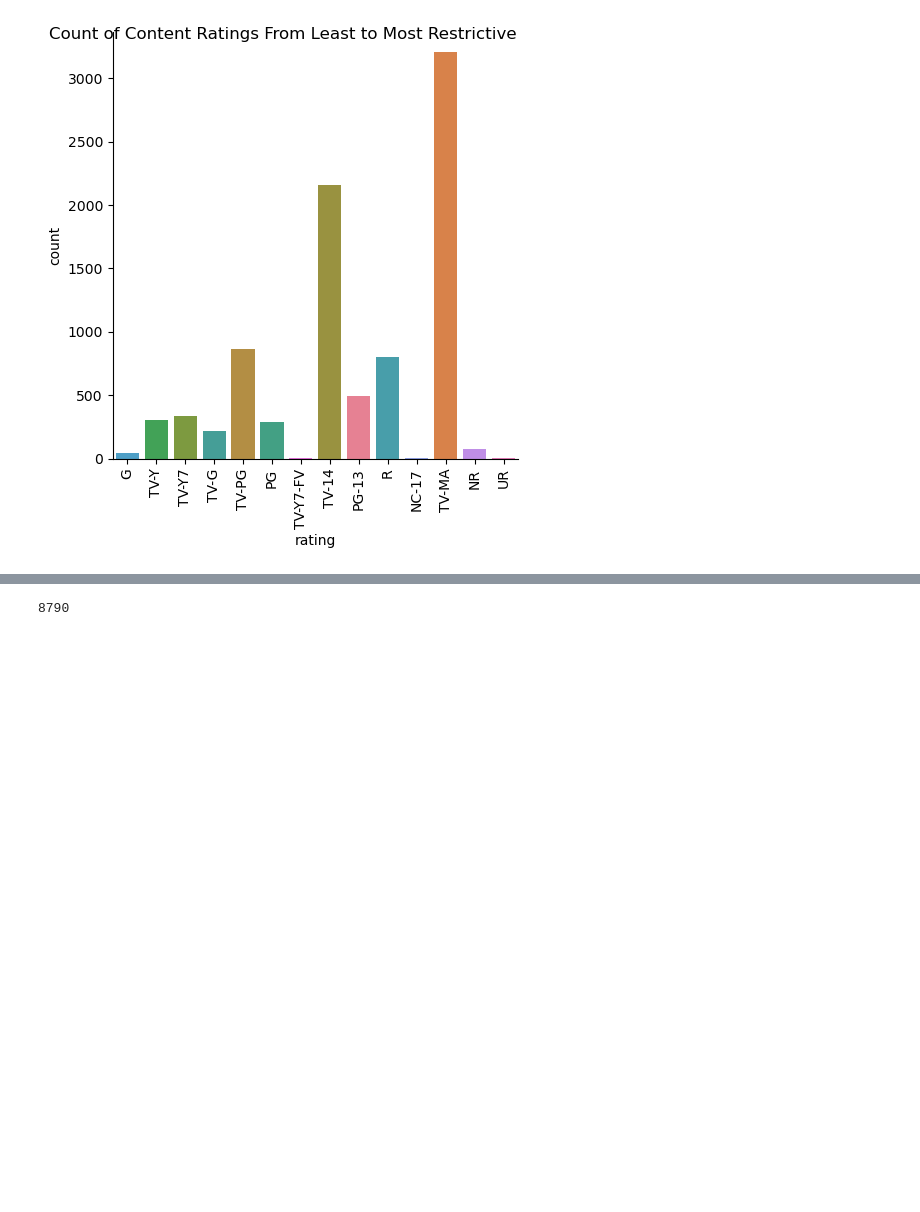
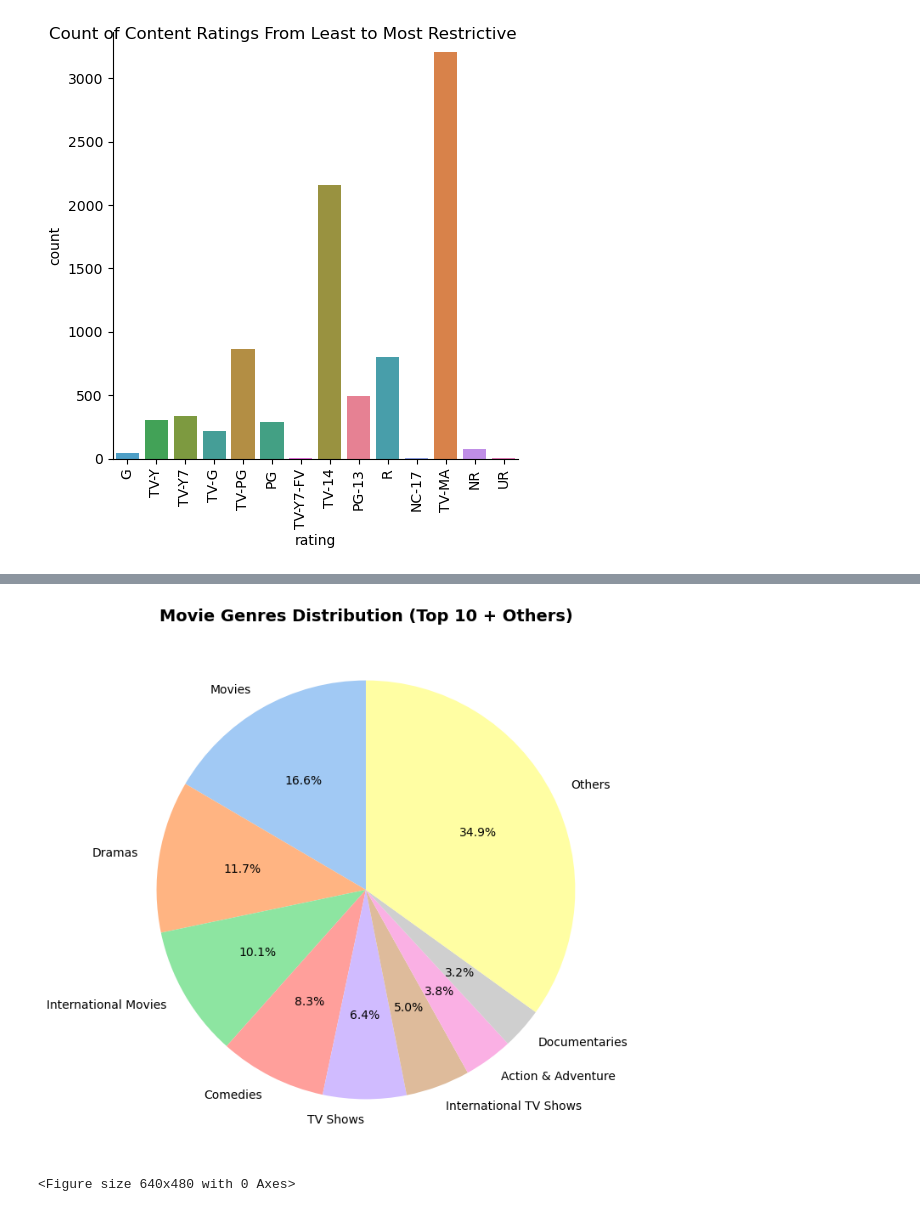
Before and after one commit to HaileleulGirma/Netflix-data-exploration, a Jupyter notebook: Netflix data EDA.ipynb, the cells around one changed output, grey strips where cells are left out. Saved outputs shown, nothing was run; the diff lists cells and outputs as text; code cells hidden in the pictures; blank space fills up the shorter version.

Commit message:
added movie genre pie plot

```diff
--- a/Netflix data EDA.ipynb
+++ b/Netflix data EDA.ipynb
@@ -332,4 +352,31 @@ plt.savefig('images/Count of Content Ratings in TV Shows and Movies')
 # %%
-tmp_input_data.listed_in.
+listed_in_df = tmp_input_data.drop(['show_id', 'type', 'title', 'director', 'country', 'release_year',
+       'rating', 'listed_in', 'date_added_year', 'date_added_month',
+       'date_added_day', 'movie_duration(mins)', 'series_duration(seasons)'], axis=1)
-# %% [output]
-8790
+# %%
+genre_sum = {}
+for col in listed_in_df.columns:
+    genre_sum[col]= listed_in_df[col].sum()
+
+top_n = 8
+
+sorted_genres = sorted(genre_sum.items(), key=lambda item: item[1], reverse=True)
+top_genres = dict(sorted_genres[:top_n])
+
+# Sum the remaining genres and add them as "Others"
+others_count = sum([count for _, count in sorted_genres[top_n:]])
+if others_count > 0:
+    top_genres['Others'] = others_count
+
+# Use a Seaborn color palette
+colors = sns.color_palette("pastel", len(top_genres))
+
+# Plot the pie chart
+plt.figure(figsize=(8, 8))
+plt.pie(top_genres.values(), labels=top_genres.keys(), autopct='%1.1f%%', startangle=90, colors=colors)
+plt.title('Movie Genres Distribution (Top 10 + Others)', fontsize=14, fontweight='bold')
+plt.show()
+plt.savefig('images/Top 10 movie genres')
+# %% [output]
+[figure, added]
+<Figure size 640x480 with 0 Axes>
```
Also changed, not shown: parts of 3 cells of this notebook, 2 other files.
